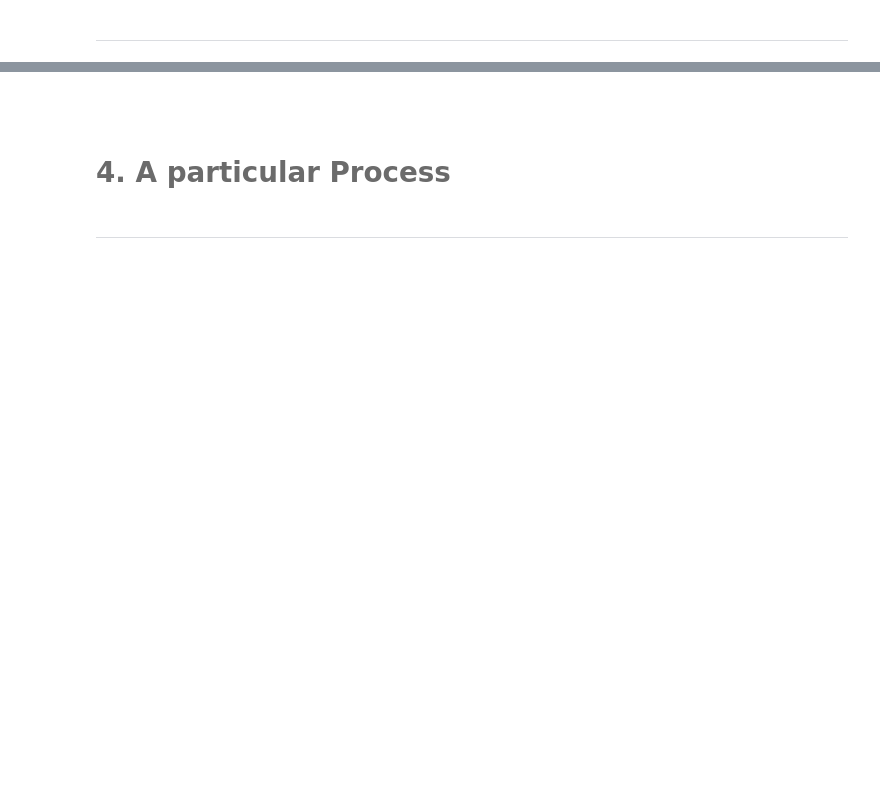
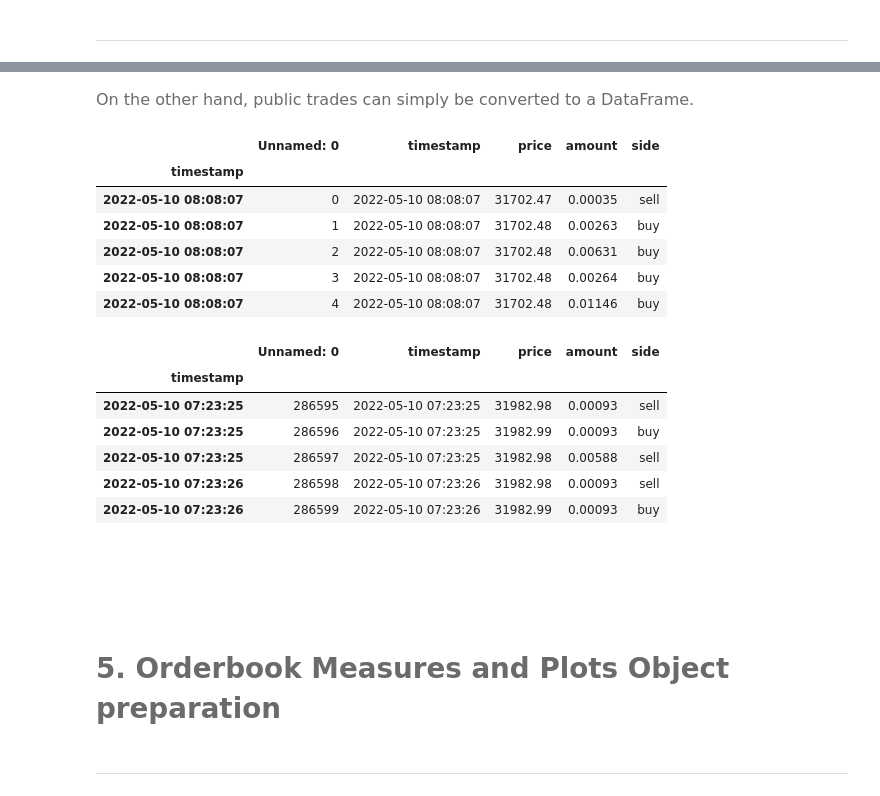
Before and after one commit to MoyMFO/MyST_Lab1, a Jupyter notebook: notebook.ipynb, the cells around one changed output, grey strips where cells are left out. Cells and saved outputs as stored; diff of their text form; code cells hidden in the pictures; blank space fills up the shorter version.

Commit message:
12th commit: project finished:plots and jupyter finalized

```diff
--- a/notebook.ipynb
+++ b/notebook.ipynb
@@ -133,3 +63,9 @@ import sys
+# %%
+data = DataPreparation()
+
+public_trades_data = data.public_trades_csv_transformation('files/btcusdt_binance.csv')
+
+order_books_data = data.order_books_json_transformation('files/orderbooks_05jul21.json')
 # %% [markdown]
 <br>
 # %% [markdown]
@@ -143,6 +92,27 @@ import sys
+# %% [markdown]
+<font color= #6B6B6B> <font size = 3>On the other hand, public trades can simply be converted to a DataFrame.</font>
+# %%
+display(public_trades_data.head(),public_trades_data.tail())
+# %% [output]
+|  | Unnamed: 0 | timestamp | price | amount | side |
+| timestamp |  |  |  |  |  |
+| 2022-05-10 08:08:07 | 0 | 2022-05-10 08:08:07 | 31702.47 | 0.00035 | sell |
+| 2022-05-10 08:08:07 | 1 | 2022-05-10 08:08:07 | 31702.48 | 0.00263 | buy |
+| 2022-05-10 08:08:07 | 2 | 2022-05-10 08:08:07 | 31702.48 | 0.00631 | buy |
+| 2022-05-10 08:08:07 | 3 | 2022-05-10 08:08:07 | 31702.48 | 0.00264 | buy |
+| 2022-05-10 08:08:07 | 4 | 2022-05-10 08:08:07 | 31702.48 | 0.01146 | buy |
+|  | Unnamed: 0 | timestamp | price | amount | side |
+| timestamp |  |  |  |  |  |
+| 2022-05-10 07:23:25 | 286595 | 2022-05-10 07:23:25 | 31982.98 | 0.00093 | sell |
+| 2022-05-10 07:23:25 | 286596 | 2022-05-10 07:23:25 | 31982.99 | 0.00093 | buy |
+| 2022-05-10 07:23:25 | 286597 | 2022-05-10 07:23:25 | 31982.98 | 0.00588 | sell |
+| 2022-05-10 07:23:26 | 286598 | 2022-05-10 07:23:26 | 31982.98 | 0.00093 | sell |
+| 2022-05-10 07:23:26 | 286599 | 2022-05-10 07:23:26 | 31982.99 | 0.00093 | buy |
 # %% [markdown]
 <br>
+# %% [markdown]
+<br>
 # %% [markdown]
-# <font color= #6B6B6B> 4. A particular Process  </font>
+# <font color= #6B6B6B> 5. Orderbook Measures and Plots Object preparation  </font>
 # %% [markdown]
 <hr style="border:0.02in solid gray"> </hr>
```
Also changed, not shown: parts of 151 cells of this notebook, 6 other files.
